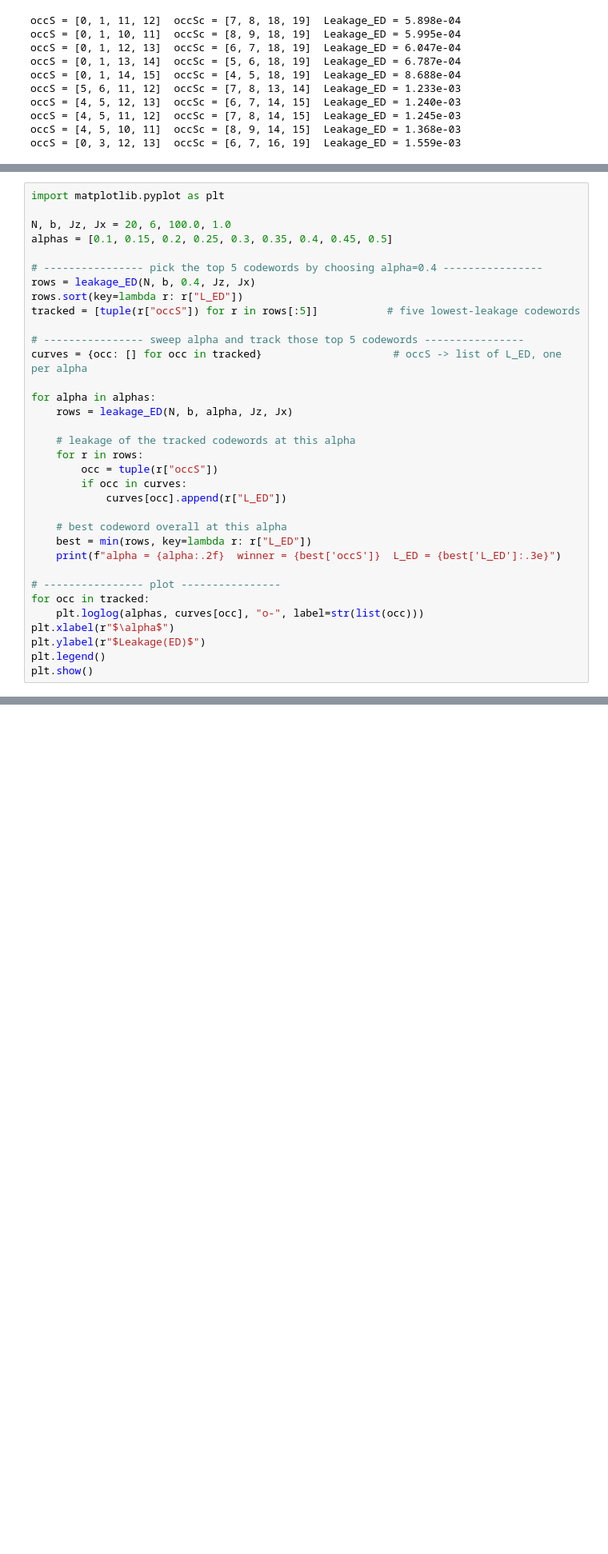
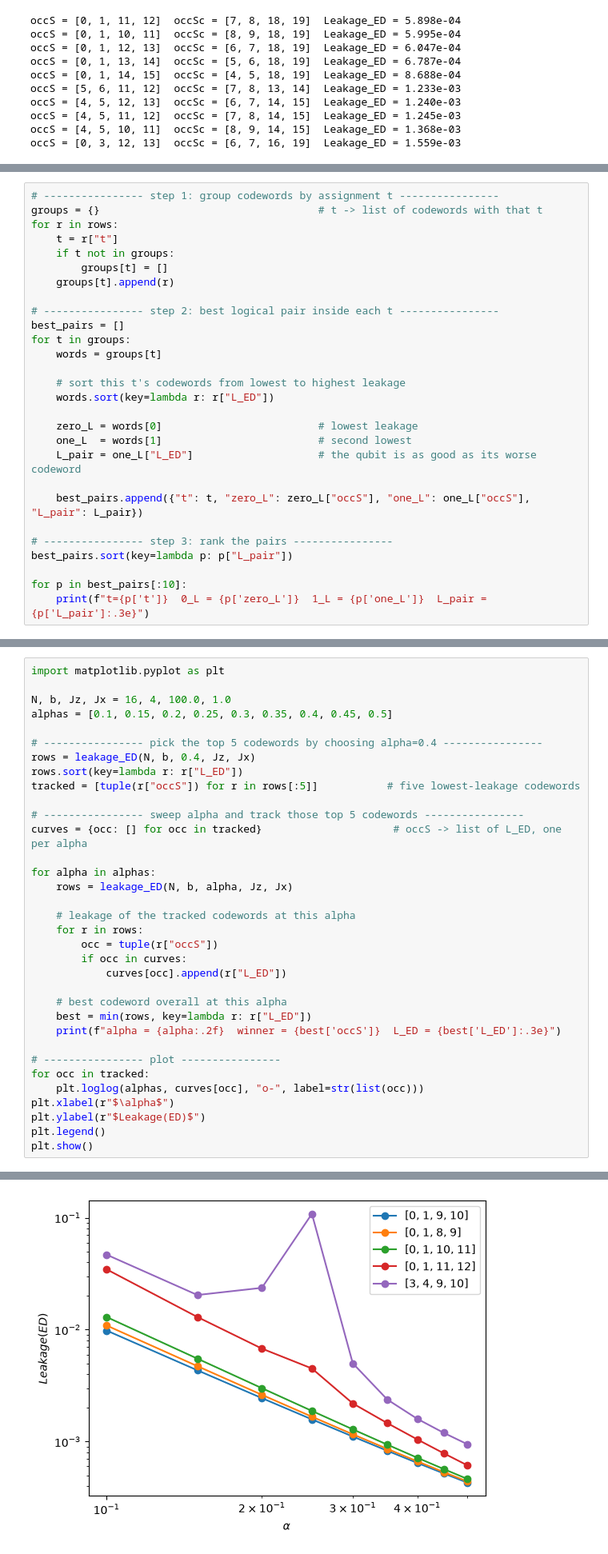
Before and after one commit to Shreyas-phys/Confinement-and-DFS, a Jupyter notebook: codeword_optimization.ipynb, the cells around one changed output, grey strips where cells are left out. Shown at 80% size. Cells and saved outputs as stored; diff of their text form; blank space fills up the shorter version.

Commit message:
codewords

```diff
--- a/codeword_optimization.ipynb
+++ b/codeword_optimization.ipynb
@@ -202,0 +203,28 @@ occS = [0, 3, 12, 13]  occSc = [6, 7, 16, 19]  Leakage_ED = 1.559e-03
+# %%
+# ---------------- step 1: group codewords by assignment t ----------------
+groups = {}                                   # t -> list of codewords with that t
+for r in rows:
+    t = r["t"]
+    if t not in groups:
+        groups[t] = []
+    groups[t].append(r)
+
+# ---------------- step 2: best logical pair inside each t ----------------
+best_pairs = []
+for t in groups:
+    words = groups[t]
+
+    # sort this t's codewords from lowest to highest leakage
+    words.sort(key=lambda r: r["L_ED"])
+
+    zero_L = words[0]                         # lowest leakage
+    one_L  = words[1]                         # second lowest
+    L_pair = one_L["L_ED"]                    # the qubit is as good as its worse codeword
+
+    best_pairs.append({"t": t, "zero_L": zero_L["occS"], "one_L": one_L["occS"], "L_pair": L_pair})
+
+# ---------------- step 3: rank the pairs ----------------
+best_pairs.sort(key=lambda p: p["L_pair"])
+
+for p in best_pairs[:10]:
+    print(f"t={p['t']}  0_L = {p['zero_L']}  1_L = {p['one_L']}  L_pair = {p['L_pair']:.3e}")
@@ -248,7 +287,7 @@ alpha = 0.50  winner = [0, 1, 11, 12]  L_ED = 3.978e-04
 # %%
 import matplotlib.pyplot as plt
 
-N, b, Jz, Jx = 20, 6, 100.0, 1.0
+N, b, Jz, Jx = 16, 4, 100.0, 1.0
 alphas = [0.1, 0.15, 0.2, 0.25, 0.3, 0.35, 0.4, 0.45, 0.5]
 
 # ---------------- pick the top 5 codewords by choosing alpha=0.4 ----------------
@@ -279,3 +318,4 @@ plt.xlabel(r"$\alpha$")
 plt.ylabel(r"$Leakage(ED)$")
 plt.legend()
 plt.show()
+# %% [output]
@@ -281,0 +331 @@ plt.show()
+[figure, added]
```
Also changed, not shown: parts of 4 cells of this notebook.
